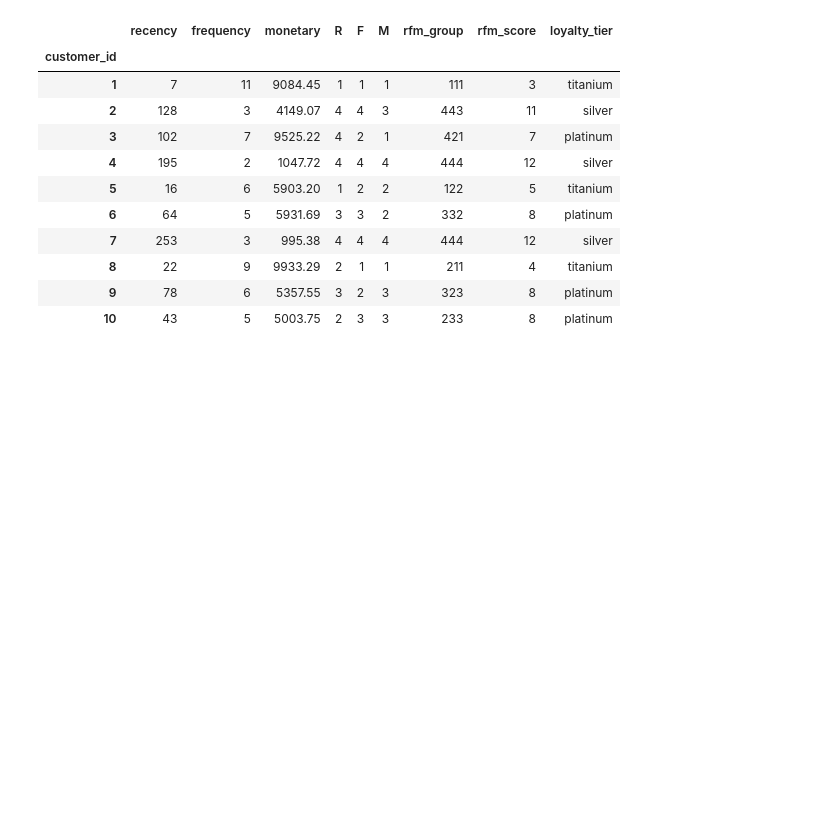
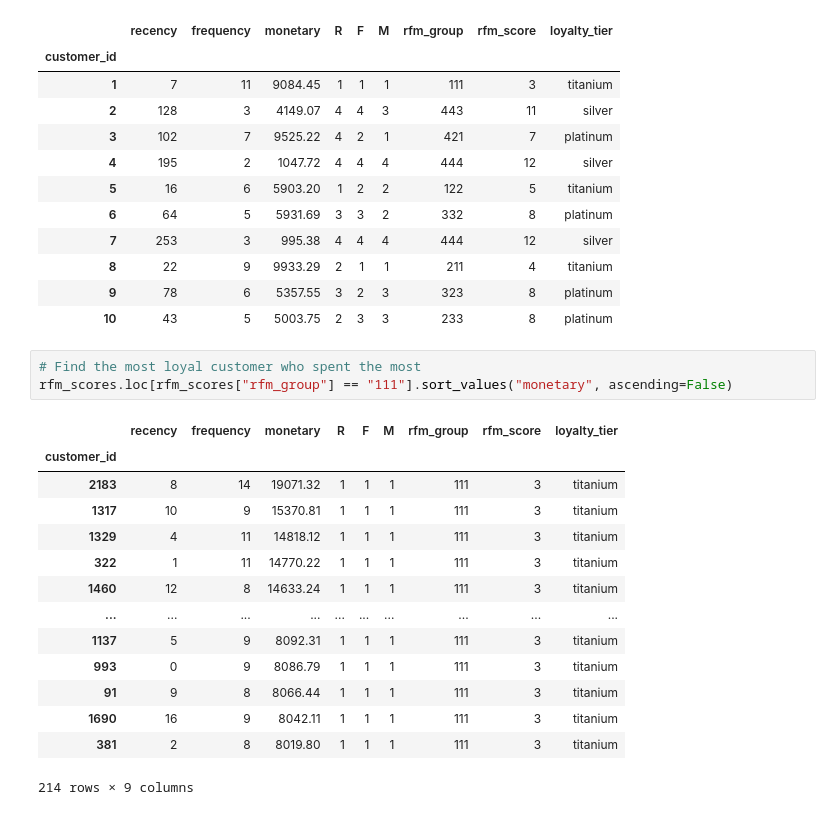
Before and after one commit to Navyhoang/KPMG_Virtual_Internship_Challenge, a Jupyter notebook: Results/KPMG_module_1_transaction.ipynb, the cells around one changed output. Drawn from its saved outputs; the diff is of its cells as text; blank space fills up the shorter version.

```diff
--- a/Results/KPMG_module_1_transaction.ipynb
+++ b/Results/KPMG_module_1_transaction.ipynb
@@ -627,3 +627,21 @@ rfm_scores.head(10)
 | 8 | 22 | 9 | 9933.29 | 2 | 1 | 1 | 211 | 4 | titanium |
 | 9 | 78 | 6 | 5357.55 | 3 | 2 | 3 | 323 | 8 | platinum |
 | 10 | 43 | 5 | 5003.75 | 2 | 3 | 3 | 233 | 8 | platinum |
+# %%
+# Find the most loyal customer who spent the most
+rfm_scores.loc[rfm_scores["rfm_group"] == "111"].sort_values("monetary", ascending=False)
+# %% [output]
+|  | recency | frequency | monetary | R | F | M | rfm_group | rfm_score | loyalty_tier |
+| customer_id |  |  |  |  |  |  |  |  |  |
+| 2183 | 8 | 14 | 19071.32 | 1 | 1 | 1 | 111 | 3 | titanium |
+| 1317 | 10 | 9 | 15370.81 | 1 | 1 | 1 | 111 | 3 | titanium |
+| 1329 | 4 | 11 | 14818.12 | 1 | 1 | 1 | 111 | 3 | titanium |
+| 322 | 1 | 11 | 14770.22 | 1 | 1 | 1 | 111 | 3 | titanium |
+| 1460 | 12 | 8 | 14633.24 | 1 | 1 | 1 | 111 | 3 | titanium |
+| ... | ... | ... | ... | ... | ... | ... | ... | ... | ... |
+| 1137 | 5 | 9 | 8092.31 | 1 | 1 | 1 | 111 | 3 | titanium |
+| 993 | 0 | 9 | 8086.79 | 1 | 1 | 1 | 111 | 3 | titanium |
+| 91 | 9 | 8 | 8066.44 | 1 | 1 | 1 | 111 | 3 | titanium |
+| 1690 | 16 | 9 | 8042.11 | 1 | 1 | 1 | 111 | 3 | titanium |
+| 381 | 2 | 8 | 8019.80 | 1 | 1 | 1 | 111 | 3 | titanium |
+214 rows × 9 columns
```
